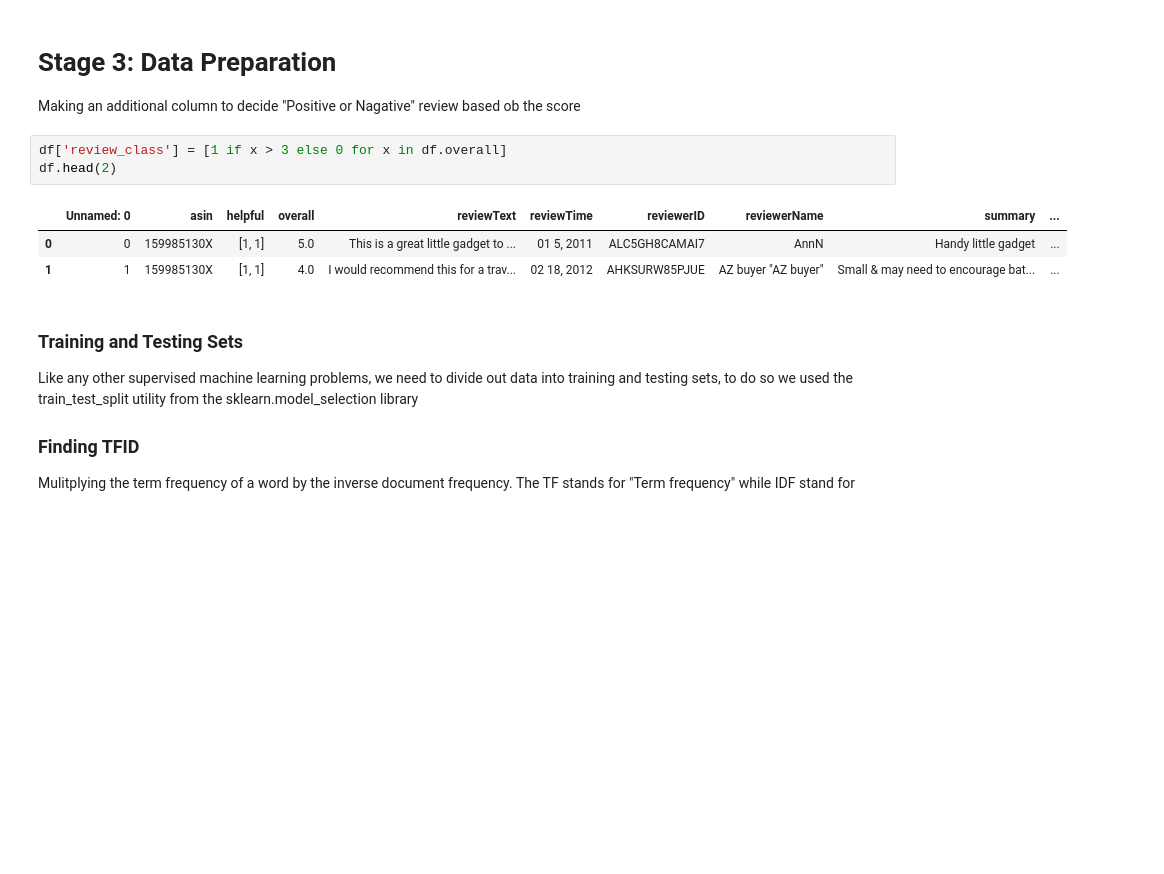
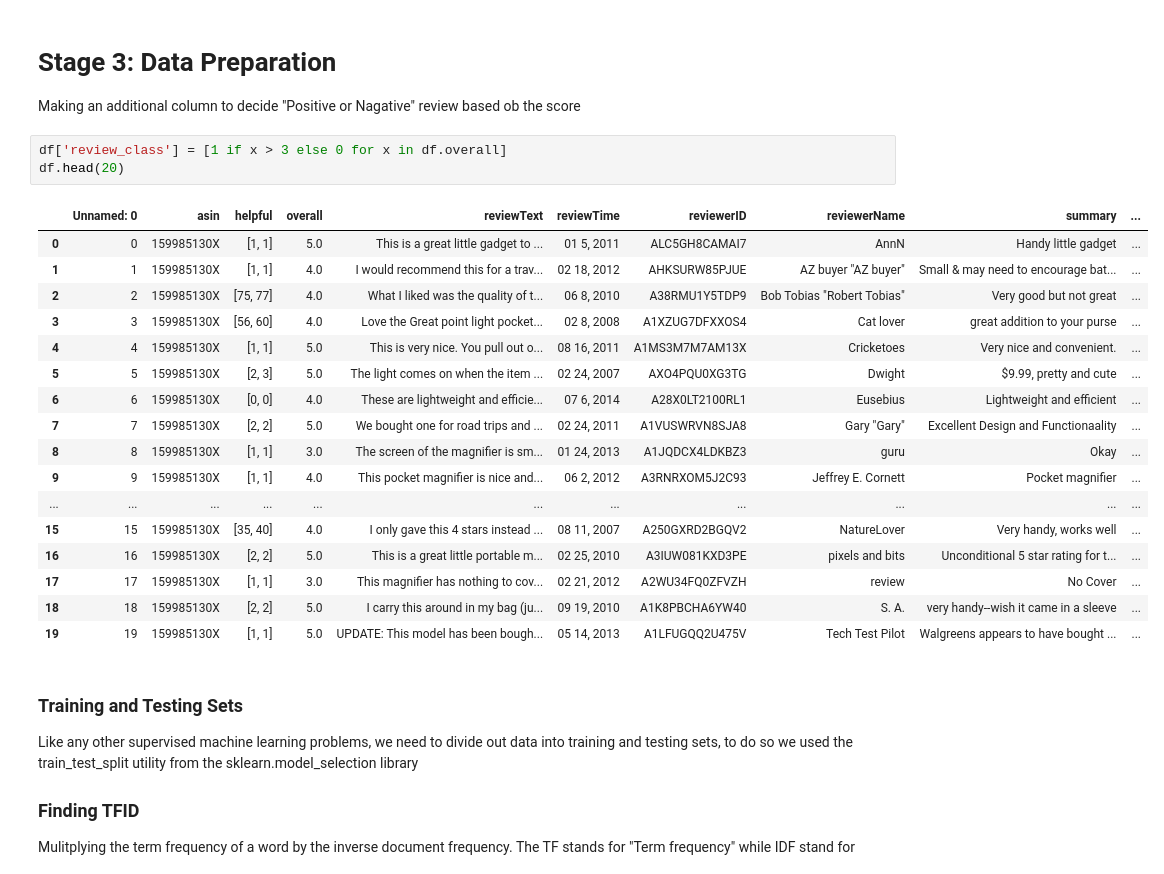
Before and after one commit to PramodaMajhi/sentiment-analysis, a Jupyter notebook: SentimentAnalysis-classical.ipynb, the cells around one changed output. Cells and saved outputs as stored; diff of their text form; blank space fills up the shorter version.

```diff
--- a/SentimentAnalysis-classical.ipynb
+++ b/SentimentAnalysis-classical.ipynb
@@ -37,11 +37,25 @@ df.shape
 Making an additional column to decide "Positive or Nagative" review based ob the score
 # %%
 df['review_class'] = [1 if x > 3 else 0 for x in df.overall]
-df.head(2)
+df.head(20)
 # %% [output]
 |  | Unnamed: 0 | asin | helpful | overall | reviewText | reviewTime | reviewerID | reviewerName | summary | ... |
 | 0 | 0 | 159985130X | [1, 1] | 5.0 | This is a great little gadget to ... | 01 5, 2011 | ALC5GH8CAMAI7 | AnnN | Handy little gadget | ... |
 | 1 | 1 | 159985130X | [1, 1] | 4.0 | I would recommend this for a trav... | 02 18, 2012 | AHKSURW85PJUE | AZ buyer "AZ buyer" | Small & may need to encourage bat... | ... |
+| 2 | 2 | 159985130X | [75, 77] | 4.0 | What I liked was the quality of t... | 06 8, 2010 | A38RMU1Y5TDP9 | Bob Tobias "Robert Tobias" | Very good but not great | ... |
+| 3 | 3 | 159985130X | [56, 60] | 4.0 | Love the Great point light pocket... | 02 8, 2008 | A1XZUG7DFXXOS4 | Cat lover | great addition to your purse | ... |
+| 4 | 4 | 159985130X | [1, 1] | 5.0 | This is very nice. You pull out o... | 08 16, 2011 | A1MS3M7M7AM13X | Cricketoes | Very nice and convenient. | ... |
+| 5 | 5 | 159985130X | [2, 3] | 5.0 | The light comes on when the item ... | 02 24, 2007 | AXO4PQU0XG3TG | Dwight | $9.99, pretty and cute | ... |
+| 6 | 6 | 159985130X | [0, 0] | 4.0 | These are lightweight and efficie... | 07 6, 2014 | A28X0LT2100RL1 | Eusebius | Lightweight and efficient | ... |
+| 7 | 7 | 159985130X | [2, 2] | 5.0 | We bought one for road trips and ... | 02 24, 2011 | A1VUSWRVN8SJA8 | Gary "Gary" | Excellent Design and Functionaality | ... |
+| 8 | 8 | 159985130X | [1, 1] | 3.0 | The screen of the magnifier is sm... | 01 24, 2013 | A1JQDCX4LDKBZ3 | guru | Okay | ... |
+| 9 | 9 | 159985130X | [1, 1] | 4.0 | This pocket magnifier is nice and... | 06 2, 2012 | A3RNRXOM5J2C93 | Jeffrey E. Cornett | Pocket magnifier | ... |
+| ... | ... | ... | ... | ... | ... | ... | ... | ... | ... | ... |
+| 15 | 15 | 159985130X | [35, 40] | 4.0 | I only gave this 4 stars instead ... | 08 11, 2007 | A250GXRD2BGQV2 | NatureLover | Very handy, works well | ... |
+| 16 | 16 | 159985130X | [2, 2] | 5.0 | This is a great little portable m... | 02 25, 2010 | A3IUW081KXD3PE | pixels and bits | Unconditional 5 star rating for t... | ... |
+| 17 | 17 | 159985130X | [1, 1] | 3.0 | This magnifier has nothing to cov... | 02 21, 2012 | A2WU34FQ0ZFVZH | review | No Cover | ... |
+| 18 | 18 | 159985130X | [2, 2] | 5.0 | I carry this around in my bag (ju... | 09 19, 2010 | A1K8PBCHA6YW40 | S. A. | very handy--wish it came in a sleeve | ... |
+| 19 | 19 | 159985130X | [1, 1] | 5.0 | UPDATE: This model has been bough... | 05 14, 2013 | A1LFUGQQ2U475V | Tech Test Pilot | Walgreens appears to have bought ... | ... |
 # %% [markdown]
 ### Training and Testing Sets
 Like any other supervised machine learning problems, we need to divide out data into training and testing sets, to do so we used the train_test_split utility from the sklearn.model_selection library
```
Also changed, not shown: parts of 3 cells of this notebook, 6 other files.
